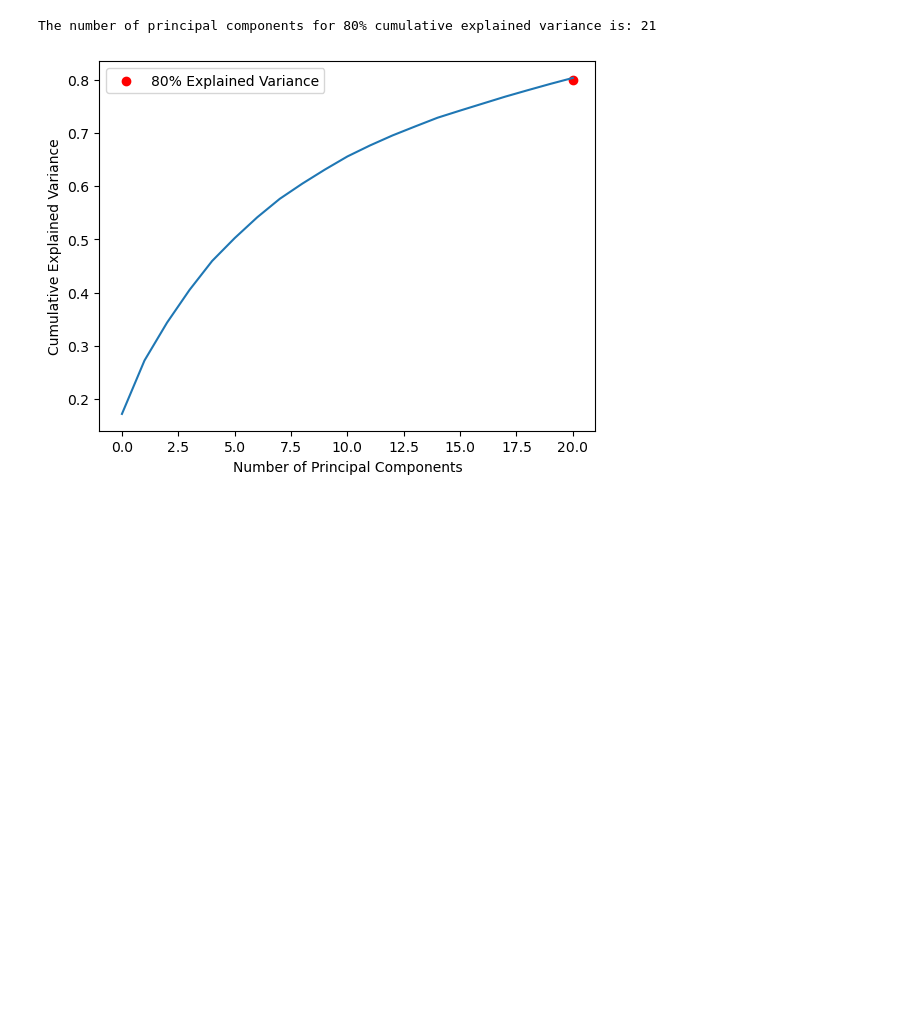
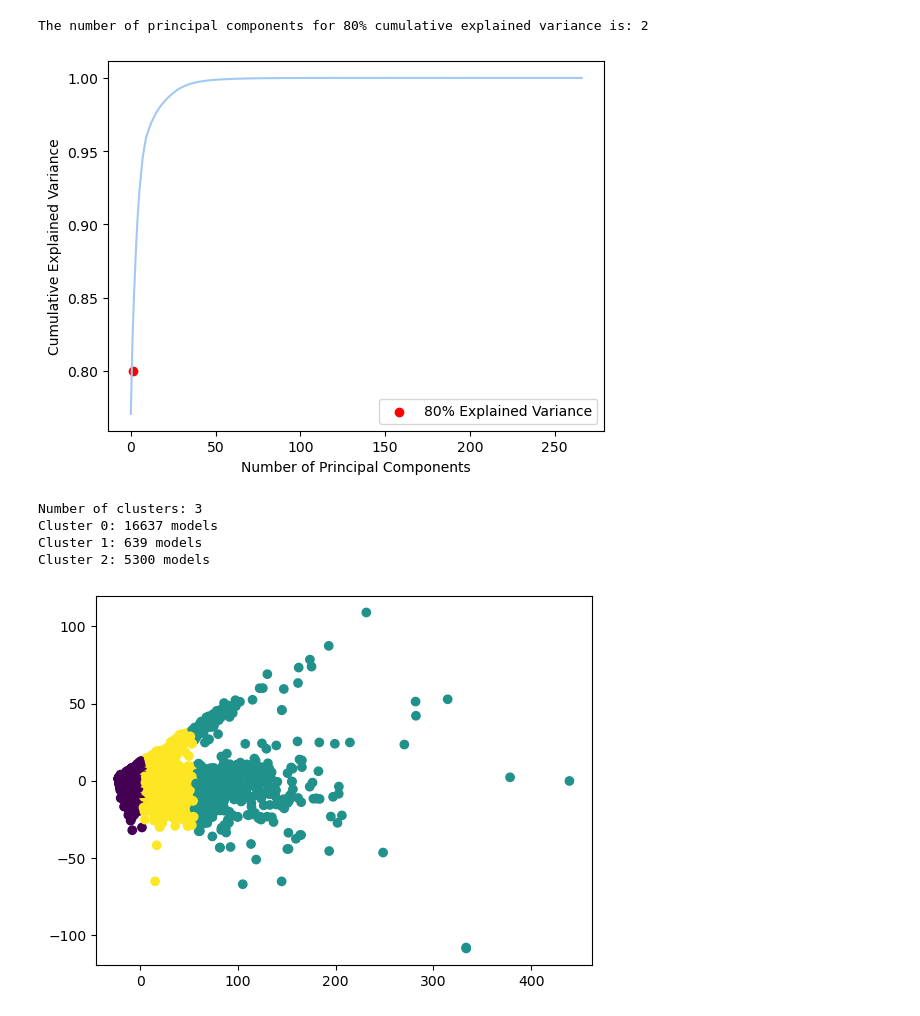
Before and after one commit to IvanComp/BPMN-Analysis, a Jupyter notebook: 2.Data-Clustering.ipynb, the cells around one changed output. Cells and saved outputs as stored; diff of their text form; code cells hidden in the pictures; blank space fills up the shorter version.

Commit message:
Added the new version of the Clustering

```diff
--- a/2.Data-Clustering.ipynb
+++ b/2.Data-Clustering.ipynb
@@ -1,41 +1,93 @@
 # %%
 import pandas as pd
 import numpy as np
 from sklearn.cluster import KMeans
 from sklearn.decomposition import PCA
 import matplotlib.pyplot as plt
-from mpl_toolkits.mplot3d import Axes3D  # Import the Axes3D class
 
 # Code to load binary strings
-file_path = "./data/Cleaned data/BPMNcleaned.csv"
+file_path_clusters = "./data/Cleaned data/BPMNcleaned_with_clusters.csv"
+file_path_domain = "./data/Cleaned data/BPMNcleaned_with_domain.csv"
 
-try:
-    df = pd.read_csv(file_path, sep=',', engine='python', encoding='utf-8')
-except UnicodeDecodeError:
-    df = pd.read_csv(file_path, sep=',', engine='python', encoding='latin-1')
+# Load the clusters DataFrame
+df_clusters = pd.read_csv(file_path_clusters, sep=',', engine='python', encoding='utf-8')
 
-if df.shape[1] > 1:
-    df = df.drop(columns=df.columns[0])
+# Apply PCA
+pca = PCA()
+X = df_clusters.drop(columns=['Cluster']).values
+X_pca = pca.fit_transform(X)
 
 # Calculate cumulative explained variance
 cumulative_variance_ratio = np.cumsum(pca.explained_variance_ratio_)
 
 # Find the index where cumulative explained variance exceeds 80%
 index_80_percent = np.where(cumulative_variance_ratio >= 0.8)[0][0]
 
+# Extract components for 80% explained variance
 components_80_percent = pca.components_[:index_80_percent + 1]
 
 # Print the number of principal components
 print(f"The number of principal components for 80% cumulative explained variance is: {len(components_80_percent)}")
+pca = PCA(components_80_percent)
 
-# Plot the graph
+# Plot the cumulative explained variance graph
 plt.plot(cumulative_variance_ratio)
 plt.scatter(index_80_percent, 0.8, color='red', label='80% Explained Variance')
 plt.xlabel('Number of Principal Components')
 plt.ylabel('Cumulative Explained Variance')
+plt.legend()
 plt.savefig('./data/Cleaned data/ExplainedVariance.png')
-plt.legend()
 plt.show()
+
+# Apply K-Means clustering with the selected number of components
+kmeans = KMeans(n_clusters=3)
+clusters = kmeans.fit_predict(X_pca[:, :index_80_percent + 1])
+
+# Add a new column 'Cluster' to the original DataFrame
+df_clusters['Cluster'] = clusters
+
+# Load the domain DataFrame
+df_domain = pd.read_csv(file_path_domain, sep=',', engine='python', encoding='utf-8')
+
+# Assuming the DataFrames have the same index
+merged_df = pd.concat([df_clusters, df_domain['Domain']], axis=1)
+
+# Save the merged DataFrame to a new CSV file
+output_file_path_merged = "./data/Cleaned data/BPMNcleaned_merged.csv"
+merged_df.to_csv(output_file_path_merged, index=False)
+
+# Print cluster information
+unique_clusters, counts = np.unique(clusters, return_counts=True)
+print(f"Number of clusters: {len(unique_clusters)}")
+
+for i, count in zip(unique_clusters, counts):
+    print(f"Cluster {i}: {count} models")
+
+# You can plot a 3D scatter plot if you have more than 2 components
+# Replace X_pca[:, :2] with X_pca[:, :3] if you have 3 components
+plt.scatter(X_pca[:, 0], X_pca[:, 1], c=clusters, cmap='viridis')
+plt.show()
+
+numero_di_cluster = 3
+modelli_per_cluster = [16676, 636, 5264]
+cluster_labels = [f'Cluster {i}' for i in range(numero_di_cluster)]
+colors = ['#FF9999', '#66B2FF', '#99FF99']
+fig, ax = plt.subplots()
+bars = ax.bar(cluster_labels, modelli_per_cluster, color=colors)
+for bar, label in zip(bars, modelli_per_cluster):
+    yval = bar.get_height()
+    ax.text(bar.get_x() + bar.get_width()/2, yval, int(yval),
+            ha='center', va='bottom', fontsize=8, color='black')
+
+ax.set_xlabel('Cluster')
+ax.set_ylabel('Number of Models')
+ax.set_title('Number of Models per Cluster')
+plt.show()
 # %% [output]
-The number of principal components for 80% cumulative explained variance is: 21
+The number of principal components for 80% cumulative explained variance is: 2
-[figure, old version]
+[figure, new version]
+Number of clusters: 3
+Cluster 0: 16637 models
+Cluster 1: 639 models
+Cluster 2: 5300 models
+[figure, added]
```
Also changed, not shown: parts of 4 cells of this notebook, 8 other files.
